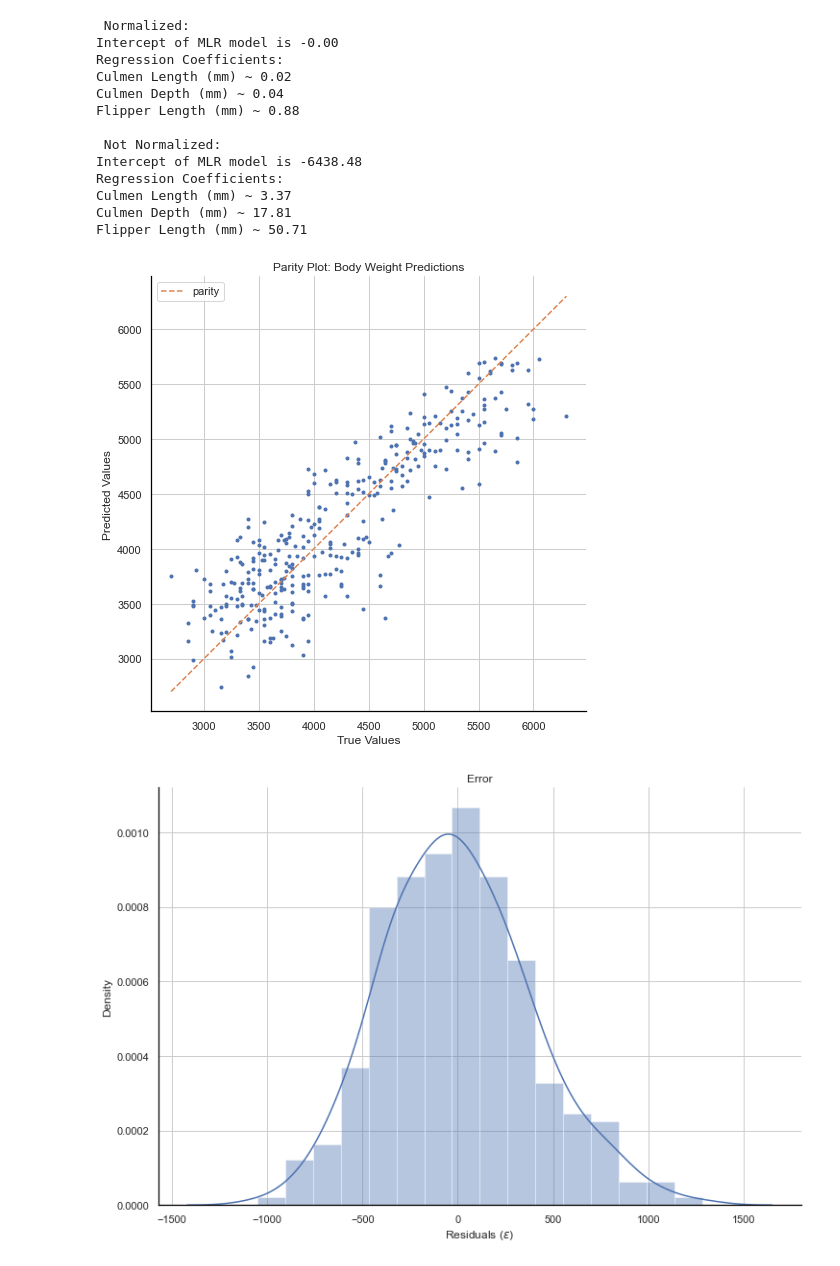
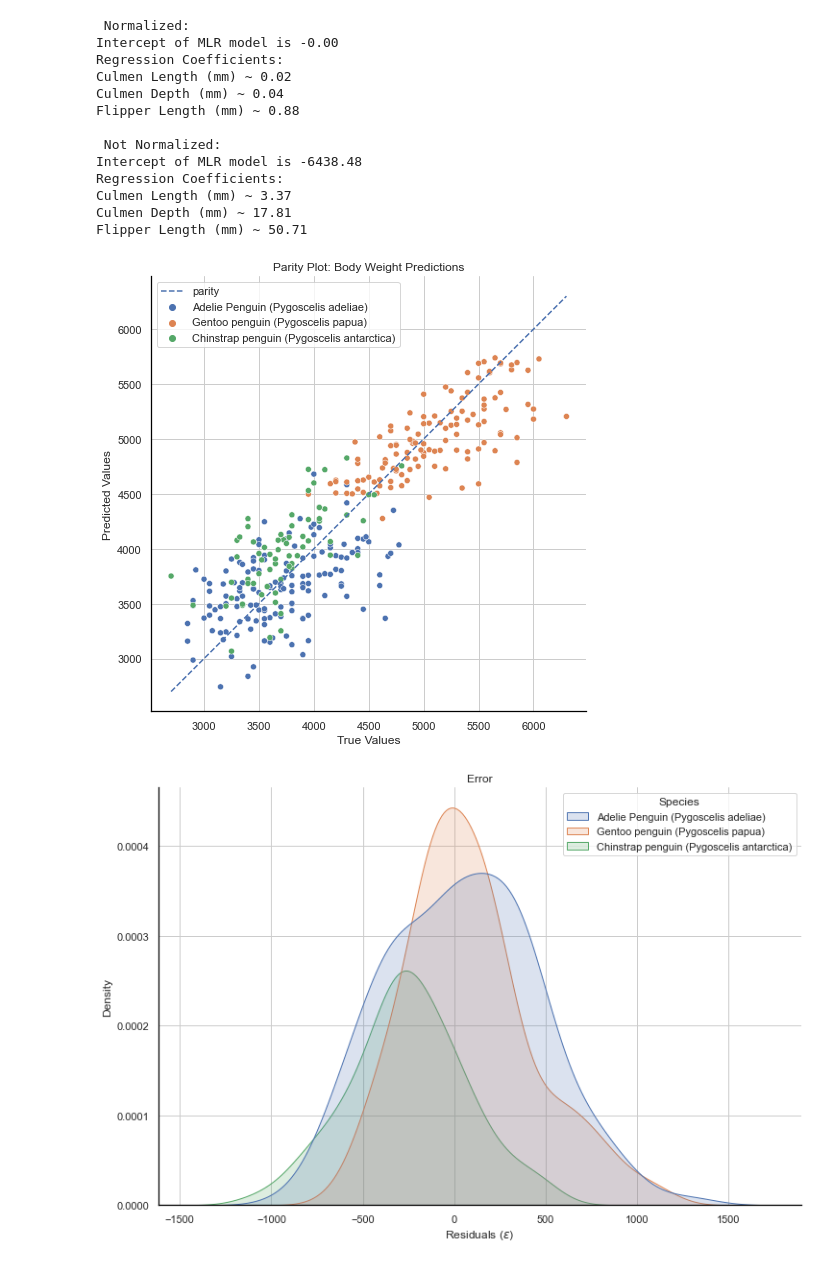
Before and after one commit to neda0/uw_biol359_spr21, a Jupyter notebook: w7_mlr.ipynb, the cells around one changed output. Drawn from its saved outputs; the diff is of its cells as text; code cells hidden in the pictures.

Commit message:
added some hue changes to parity and kdeplot

```diff
--- a/w7_mlr.ipynb
+++ b/w7_mlr.ipynb
@@ -216,38 +216,44 @@ Culmen Length (mm) ~ 3.37
 Culmen Depth (mm) ~ 17.81
 Flipper Length (mm) ~ 50.71
 # %%
-def error_distribution(true, pred):
+def error_distribution(true, pred, hue=None):
     ax = plt.subplots(figsize=(12, 8))
     error = true-pred
-    sns.distplot(error)
+    if hue is not None:
+        sns.kdeplot(error, hue=hue, shade=True, alpha=.2)
+    else:
+        sns.kdeplot(error, shade=True, alpha=.2)
     sns.despine()
 
     plt.xlabel(r'Residuals ($\epsilon$)')
     plt.title('Error')
     plt.show()
 
-def parity_plot(true, pred, title=''):
+def parity_plot(true, pred, title='', hue=None):
     """
     plot true vs the predicted data
     inputs: 2 list-like (arrays) data structures
     """
     fig, ax = plt.subplots(1,1,figsize=(10, 8))
-    plt.plot(true, pred, '.')
+    if hue is not None:
+        sns.scatterplot(true, pred, hue=hue)
+    else:
+        sns.scatterplot(true, pred)
     min_value = min(min(true), min(pred))
     max_value = max(max(true), max(pred))
     plt.plot([min_value, max_value],[min_value, max_value], '--', label="parity")
     plt.xlabel('True Values')
     plt.ylabel('Predicted Values')
     ax.set_box_aspect(1)
     sns.despine()
     plt.title('Parity Plot: {}'.format(title))
     plt.legend(loc='best')
     plt.show()
 
-    error_distribution(true, pred)
+    error_distribution(true, pred, hue)
 
 y = penguins[response_col]
-parity_plot(y.values, y_pred, title='Body Weight Predictions')
+parity_plot(y.values, y_pred, title='Body Weight Predictions', hue=penguins['Species'])
 # %% [output]
-[figure, old version]
+[figure, new version]
-[figure, old version]
+[figure, new version]
```
Also changed, not shown: parts of 2 cells of this notebook.
